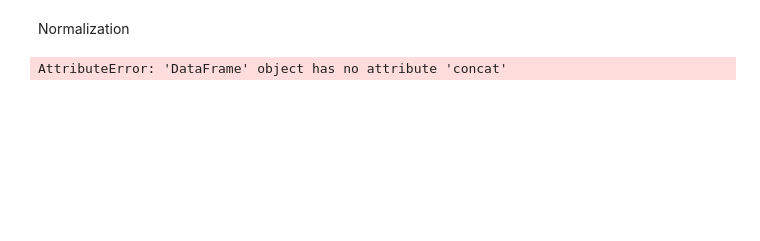
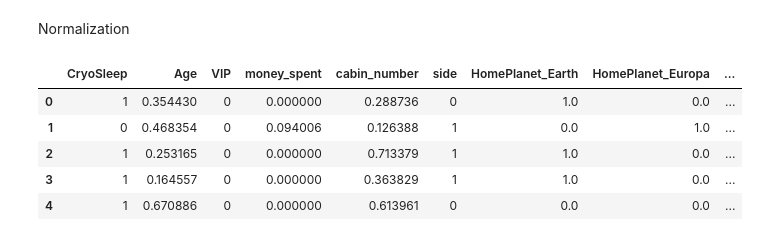
Before and after one commit to A-B-Ibrahim/Kaggle_Spaceship_Titanic, a Jupyter notebook: Spaceship_titanic.ipynb, the cells around one changed output. Drawn from its saved outputs; the diff is of its cells as text; code cells hidden in the pictures; blank space fills up the shorter version.

```diff
--- a/Spaceship_titanic.ipynb
+++ b/Spaceship_titanic.ipynb
@@ -137,12 +206,37 @@ transformed_df.head()
 # %% [markdown]
 Normalization
 # %%
-#nominal
+#onehot encode the nominal features in the dataset
+
+#nominal features in dataset to be one hot encoded
 nominal_columns = [
     "HomePlanet", #onehot encode homeplanet
-    "Destination" #onehot encode destination
+    "Destination", #onehot encode destination
+    "deck"
 ]
-encoder = OneHotEncoder().fit(transformed_df[nominal_columns])
-transformed_df.concat(encoder.transform(transformed_df[nominal_columns]))
+
+#fit onehot encoder to nominal data
+def fit_one_hot_encoding(df,nominal_features):
+    encoder = OneHotEncoder(handle_unknown='ignore')
+    #fit encoder on training data
+    encoder.fit(df[nominal_features])
+    #save fitted onehot encoder
+    pkl.dump(encoder,open("OneHotEncoder.pkl","wb"))
+
+#transform nominal data to one hot encoding with encoder
+def to_onehot(df,nominal_features,encoder_file):
+    #load existing encoder
+    encoder = pkl.load(open(encoder_file,"rb"))
+    #transform nominal features to onehot
+    onehot = encoder.transform(df[nominal_features])
+    #create matrix of nominal feature
+    onehot_df = pd.DataFrame(onehot.todense(), columns = encoder.get_feature_names_out())
+    #update dataframe
+    df = df.drop(columns=nominal_features)
+    df.reset_index(drop=True, inplace=True)
+    df = pd.concat([df,onehot_df],axis=1)
+    #save changes and return dataset
+    return df
+
+fit_one_hot_encoding(train_features, nominal_columns)
+train_features = to_onehot(train_features,nominal_columns,"OneHotEncoder.pkl")
-# %% [output]
-AttributeError: 'DataFrame' object has no attribute 'concat'
@@ -154,0 +243,38 @@ AttributeError: 'DataFrame' object has no attribute 'concat'
+# %%
+#minmax scale numerical features in the datasett
+
+#numerical features in the dataset to be encoded
+numerical_columns = [
+    "Age", #minmax age
+    "money_spent", #minmax money_spent
+    "cabin_number"
+]
+
+#fit scaler to numerical data
+def fit_MinMax(df,numerical_features):
+    Scaler = MinMaxScaler()
+    #fit scaler on training data
+    Scaler.fit(df[numerical_features])
+    #save fitted scaler
+    pkl.dump(Scaler,open("MinMaxScaler.pkl","wb"))
+
+def to_MinMax(df,numerical_features,scaler_file):
+    #load existing scaler
+    scaler = pkl.load(open(scaler_file,"rb"))
+    #transform numerical features to MinMax
+    df[numerical_features] = scaler.transform(df[numerical_features])
+    #save changes and return dataset
+    return df
+
+fit_MinMax(train_features,numerical_columns)
+train_features = to_MinMax(train_features,numerical_columns,"MinMaxScaler.pkl")
+# %%
+norm_train_features = train_features
+norm_train_features.head()
+# %% [output]
+|  | CryoSleep | Age | VIP | money_spent | cabin_number | side | HomePlanet_Earth | HomePlanet_Europa | ... |
+| 0 | 1 | 0.354430 | 0 | 0.000000 | 0.288736 | 0 | 1.0 | 0.0 | ... |
+| 1 | 0 | 0.468354 | 0 | 0.094006 | 0.126388 | 1 | 0.0 | 1.0 | ... |
+| 2 | 1 | 0.253165 | 0 | 0.000000 | 0.713379 | 1 | 1.0 | 0.0 | ... |
+| 3 | 1 | 0.164557 | 0 | 0.000000 | 0.363829 | 1 | 1.0 | 0.0 | ... |
+| 4 | 1 | 0.670886 | 0 | 0.000000 | 0.613961 | 0 | 0.0 | 0.0 | ... |
```
Also changed, not shown: parts of 13 cells of this notebook.
